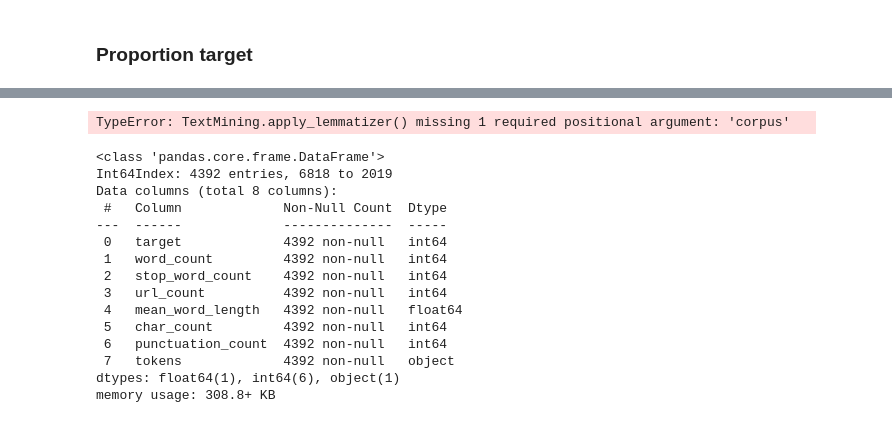
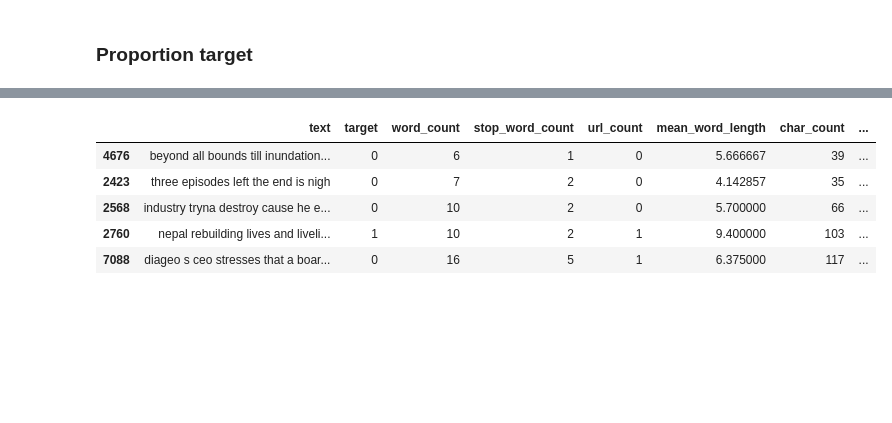
Before and after one commit to ines-lorquet/eye-of-emergency, a Jupyter notebook: Notebook/2_cleaner.ipynb, the cells around one changed output, grey strips where cells are left out. Cells and saved outputs as stored; diff of their text form; code cells hidden in the pictures; blank space fills up the shorter version.

```diff
--- a/Notebook/2_cleaner.ipynb
+++ b/Notebook/2_cleaner.ipynb
@@ -5,7 +5,7 @@ import numpy as np
 # %% [markdown]
 ### Importer le CSV
 # %%
-df = pd.read_csv('../data/train_tweets_processed.csv')
+df = pd.read_csv('../data/train_tweets_processed.csv', index_col=False)
 # %% [markdown]
 ### Traitement des valeurs nuls ou non pertinentes
 # %%
@@ -33,7 +33,3 @@ Data columns (total 11 columns):
  10  punctuation_count  7613 non-null   int64
 dtypes: float64(1), int64(7), object(3)
 memory usage: 713.7+ KB
-# %%
-df.dropna(inplace=True)
-print(df.shape)
-df.info()
@@ -151,36 +68,0 @@ data_clean.head(10)
-# %%
-tm = TextMining(df)
-tm.lowercase() \
-  .extract_target_char("#", "hashtags") \
-  .extract_target_char("@", "mentions") \
-  .extract_url() \
-  .clean_regex(['keyword','text', 'location']) \
-  .tokenize() \
-  .remove_stopwords() \
-  .apply_lemmatizer() \
-  .vectorize(mode="tfidf")
-
-# Colonnes numériques classiques
-numeric_features = df.select_dtypes(include="number")  # exemple
-X = np.hstack([tm.X_vectors, numeric_features.values])
-y = df["target"].values
-# %% [output]
-TypeError: TextMining.apply_lemmatizer() missing 1 required positional argument: 'corpus'
-# %%
-data_clean.info()
-# %% [output]
-<class 'pandas.core.frame.DataFrame'>
-Int64Index: 4392 entries, 6818 to 2019
-Data columns (total 8 columns):
- #   Column             Non-Null Count  Dtype
----  ------             --------------  -----
- 0   target             4392 non-null   int64
- 1   word_count         4392 non-null   int64
- 2   stop_word_count    4392 non-null   int64
- 3   url_count          4392 non-null   int64
- 4   mean_word_length   4392 non-null   float64
- 5   char_count         4392 non-null   int64
- 6   punctuation_count  4392 non-null   int64
- 7   tokens             4392 non-null   object
-dtypes: float64(1), int64(6), object(1)
-memory usage: 308.8+ KB
@@ -188,0 +69,33 @@ data_clean.to_pickle('lemmatizer_tfidf.pkl')
+# %%
+tm = TextMining(df, text_column="text")
+df_clean = (
+    tm.lowercase()
+      .remove_accents()
+      .extract_target_char("#", "hashtags")
+      .extract_target_char("@", "mentions")
+      .extract_url()
+      .clean_regex(["text"])
+      .tokenize()
+      .remove_stopwords()
+      .remove_short_tokens()
+      .apply_lemmatizer()
+      .build_clean_text()
+      .get_df()
+)
+
+# df_clean.to_csv()
+# %%
+
+df_clean = df_clean[[c for c in df_clean.columns
+                    if df_clean[c].dtype != 'object' or c == 'text']]
+df_clean = df_clean.drop(columns='id')
+df_clean.head(10)
+# df_clean.to_csv("df_clean_v1.csv", index=False)
+df_clean.head()
+# %% [output]
+|  | text | target | word_count | stop_word_count | url_count | mean_word_length | char_count | ... |
+| 4676 | beyond all bounds till inundation... | 0 | 6 | 1 | 0 | 5.666667 | 39 | ... |
+| 2423 | three episodes left the end is nigh | 0 | 7 | 2 | 0 | 4.142857 | 35 | ... |
+| 2568 | industry tryna destroy cause he e... | 0 | 10 | 2 | 0 | 5.700000 | 66 | ... |
+| 2760 | nepal rebuilding lives and liveli... | 1 | 10 | 2 | 1 | 9.400000 | 103 | ... |
+| 7088 | diageo s ceo stresses that a boar... | 0 | 16 | 5 | 1 | 6.375000 | 117 | ... |
```
Also changed, not shown: parts of 9 cells of this notebook, 5 other files.
